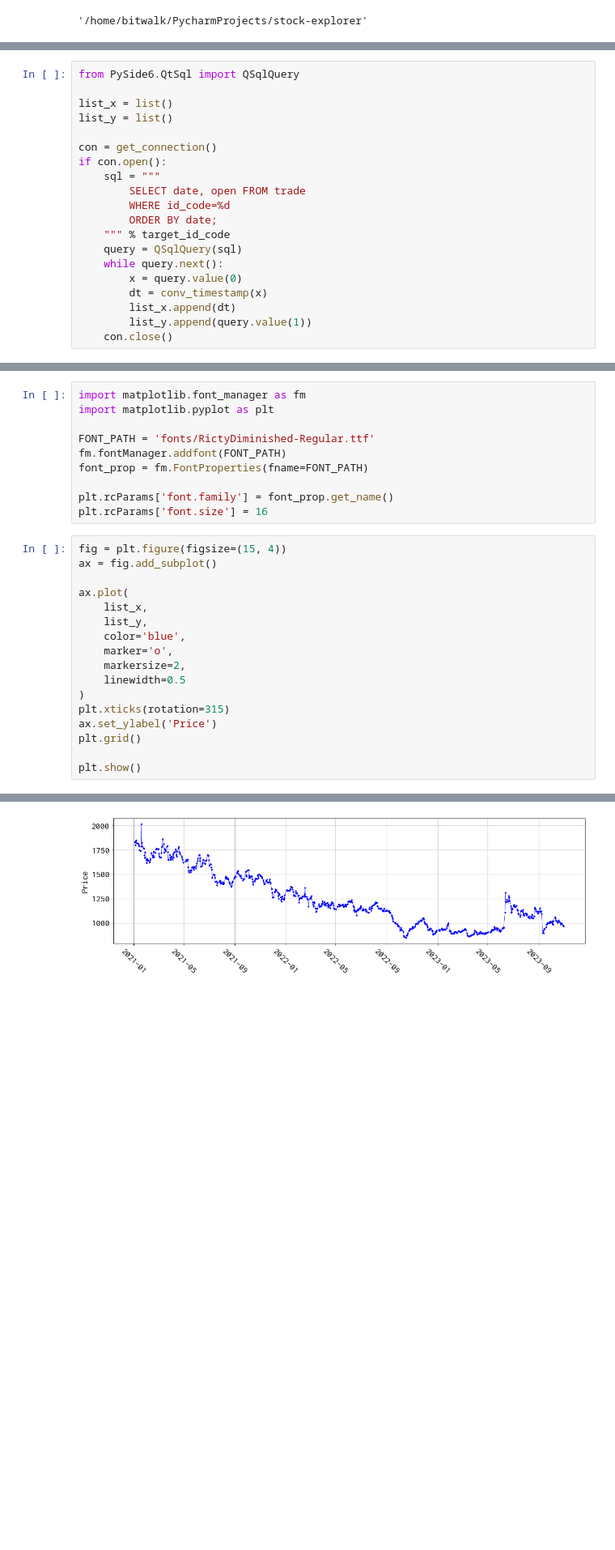
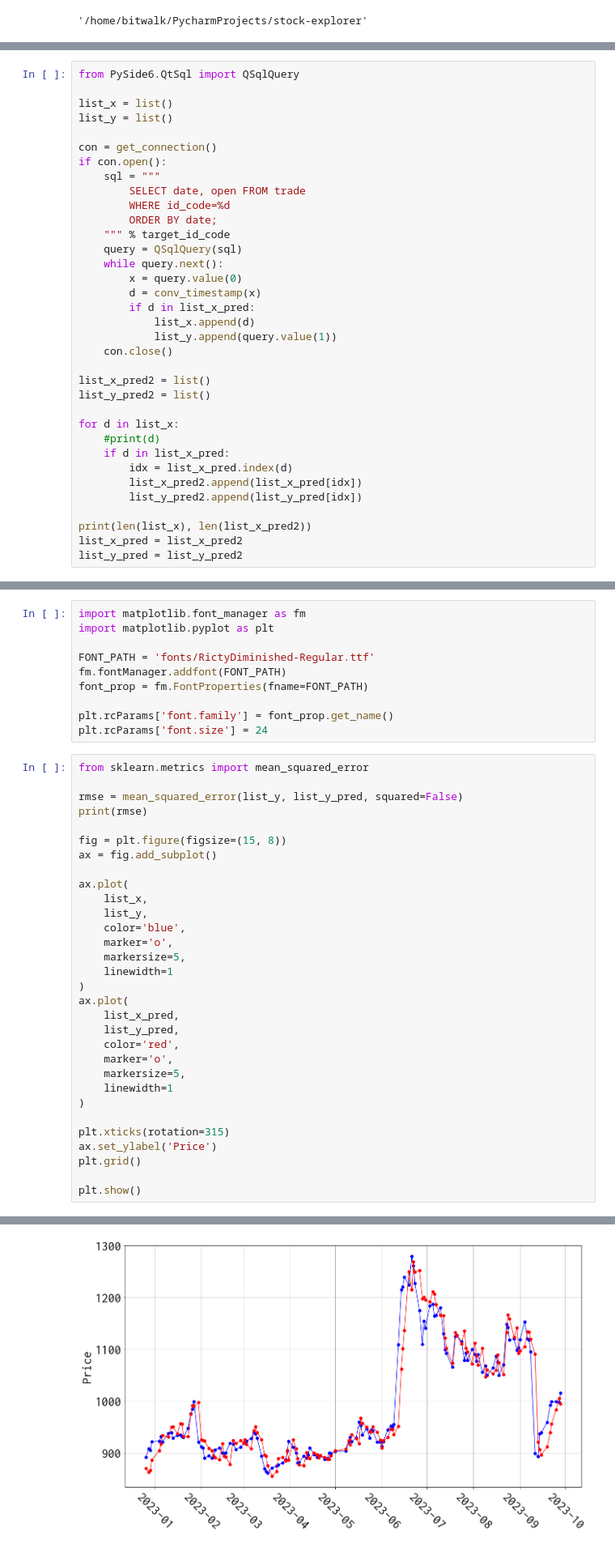
Before and after one commit to bitwalk123/stock-explorer, a Jupyter notebook: snippets/sim_pred_001.ipynb, the cells around one changed output, grey strips where cells are left out. Shown at 81% size. Cells and saved outputs as stored; diff of their text form; blank space fills up the shorter version.

```diff
--- a/snippets/sim_pred_001.ipynb
+++ b/snippets/sim_pred_001.ipynb
@@ -109,7 +104,22 @@ if con.open():
     query = QSqlQuery(sql)
     while query.next():
         x = query.value(0)
-        dt = conv_timestamp(x)
-        list_x.append(dt)
-        list_y.append(query.value(1))
+        d = conv_timestamp(x)
+        if d in list_x_pred:
+            list_x.append(d)
+            list_y.append(query.value(1))
     con.close()
+
+list_x_pred2 = list()
+list_y_pred2 = list()
+
+for d in list_x:
+    #print(d)
+    if d in list_x_pred:
+        idx = list_x_pred.index(d)
+        list_x_pred2.append(list_x_pred[idx])
+        list_y_pred2.append(list_y_pred[idx])
+
+print(len(list_x), len(list_x_pred2))
+list_x_pred = list_x_pred2
+list_y_pred = list_y_pred2
@@ -122,9 +134,14 @@ fm.fontManager.addfont(FONT_PATH)
 font_prop = fm.FontProperties(fname=FONT_PATH)
 
 plt.rcParams['font.family'] = font_prop.get_name()
-plt.rcParams['font.size'] = 16
+plt.rcParams['font.size'] = 24
 # %%
-fig = plt.figure(figsize=(15, 4))
+from sklearn.metrics import mean_squared_error
+
+rmse = mean_squared_error(list_y, list_y_pred, squared=False)
+print(rmse)
+
+fig = plt.figure(figsize=(15, 8))
 ax = fig.add_subplot()
 
 ax.plot(
@@ -132,9 +149,18 @@ ax.plot(
     list_y,
     color='blue',
     marker='o',
-    markersize=2,
-    linewidth=0.5
+    markersize=5,
+    linewidth=1
 )
+ax.plot(
+    list_x_pred,
+    list_y_pred,
+    color='red',
+    marker='o',
+    markersize=5,
+    linewidth=1
+)
+
 plt.xticks(rotation=315)
 ax.set_ylabel('Price')
 plt.grid()
@@ -144 +171 @@ plt.show()
-[figure, old version]
+[figure, new version]
```
Also changed, not shown: parts of 4 cells of this notebook, 3 other files.
